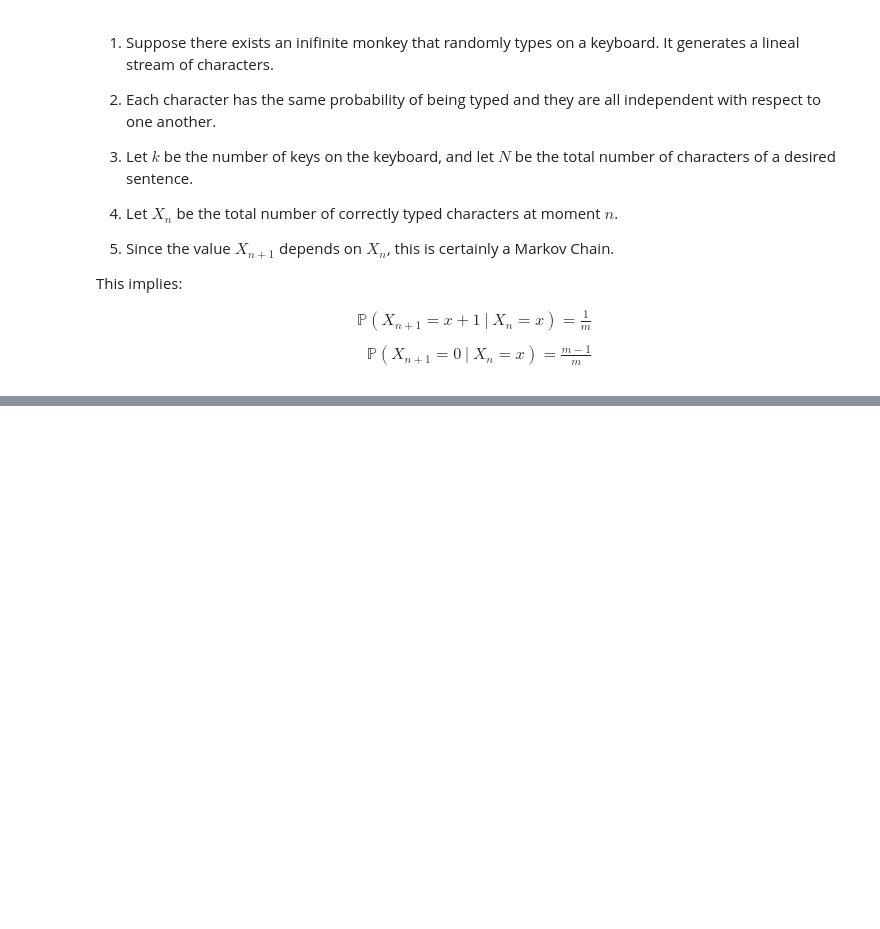
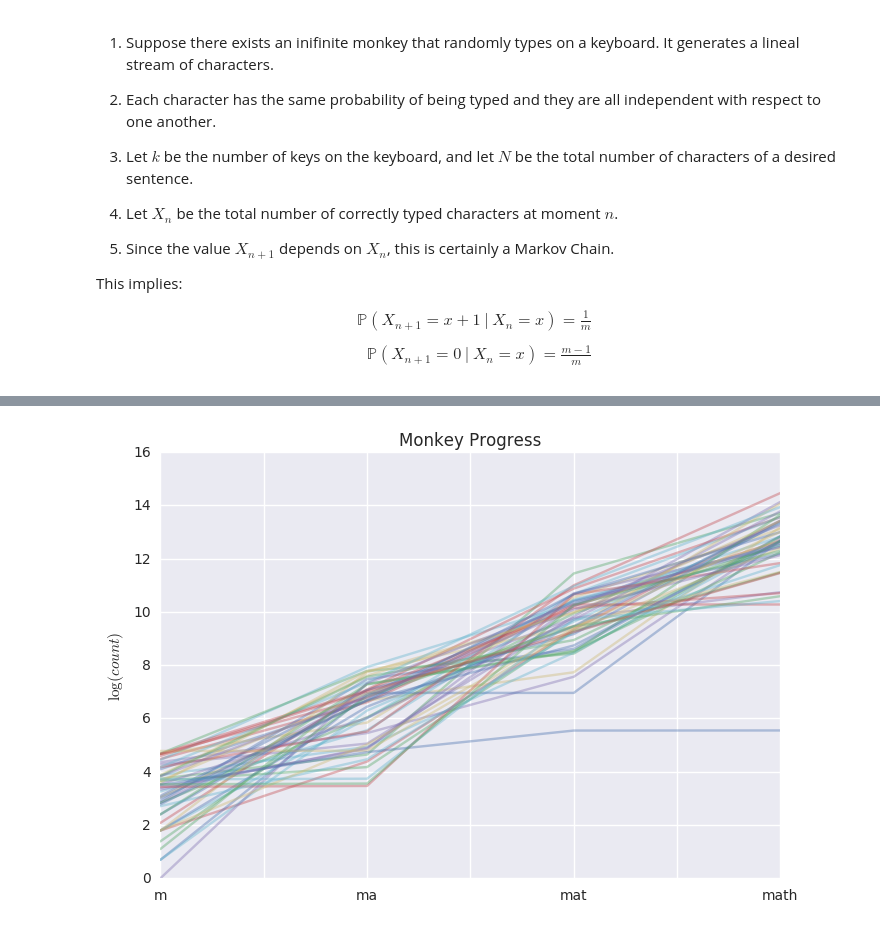
Before and after one commit to gerdm/UMA, a Jupyter notebook: stochastic_processes/final_proyect/monkey_notebook.ipynb, the cells around one changed output, grey strips where cells are left out. Drawn from its saved outputs; the diff is of its cells as text; code cells hidden in the pictures; blank space fills up the shorter version.

```diff
--- a/stochastic_processes/final_proyect/monkey_notebook.ipynb
+++ b/stochastic_processes/final_proyect/monkey_notebook.ipynb
@@ -34,0 +48,7 @@ AttributeError: 'OutStream' object has no attribute 'print'
+# %%
+np.log(monkey_data).plot(legend=None, alpha=0.4)
+plt.title("Monkey Progress")
+plt.ylabel(r"$\log{(count)}$")
+plt.show()
+# %% [output]
+[figure, added]
```
Also changed, not shown: parts of 6 cells of this notebook, 5 other files.
